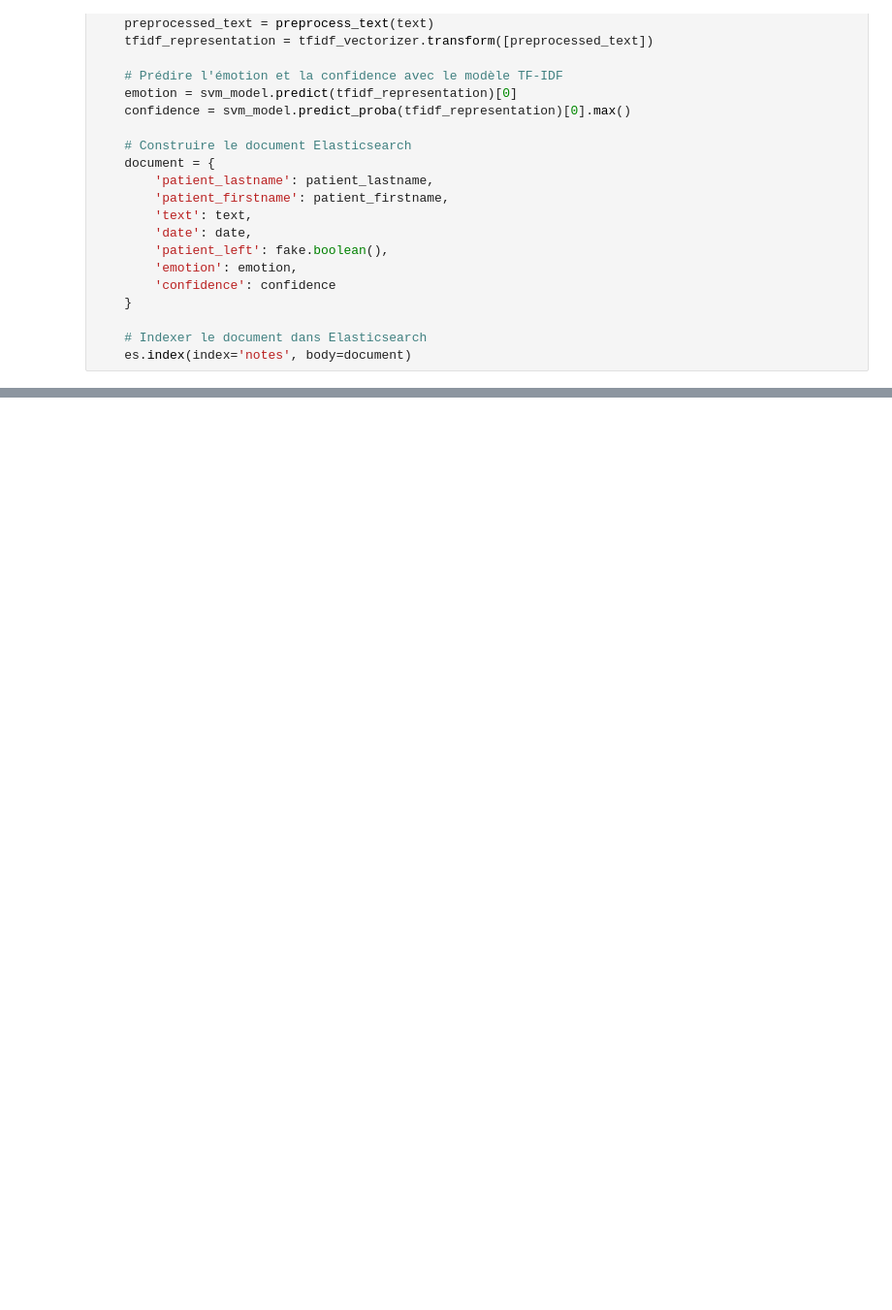
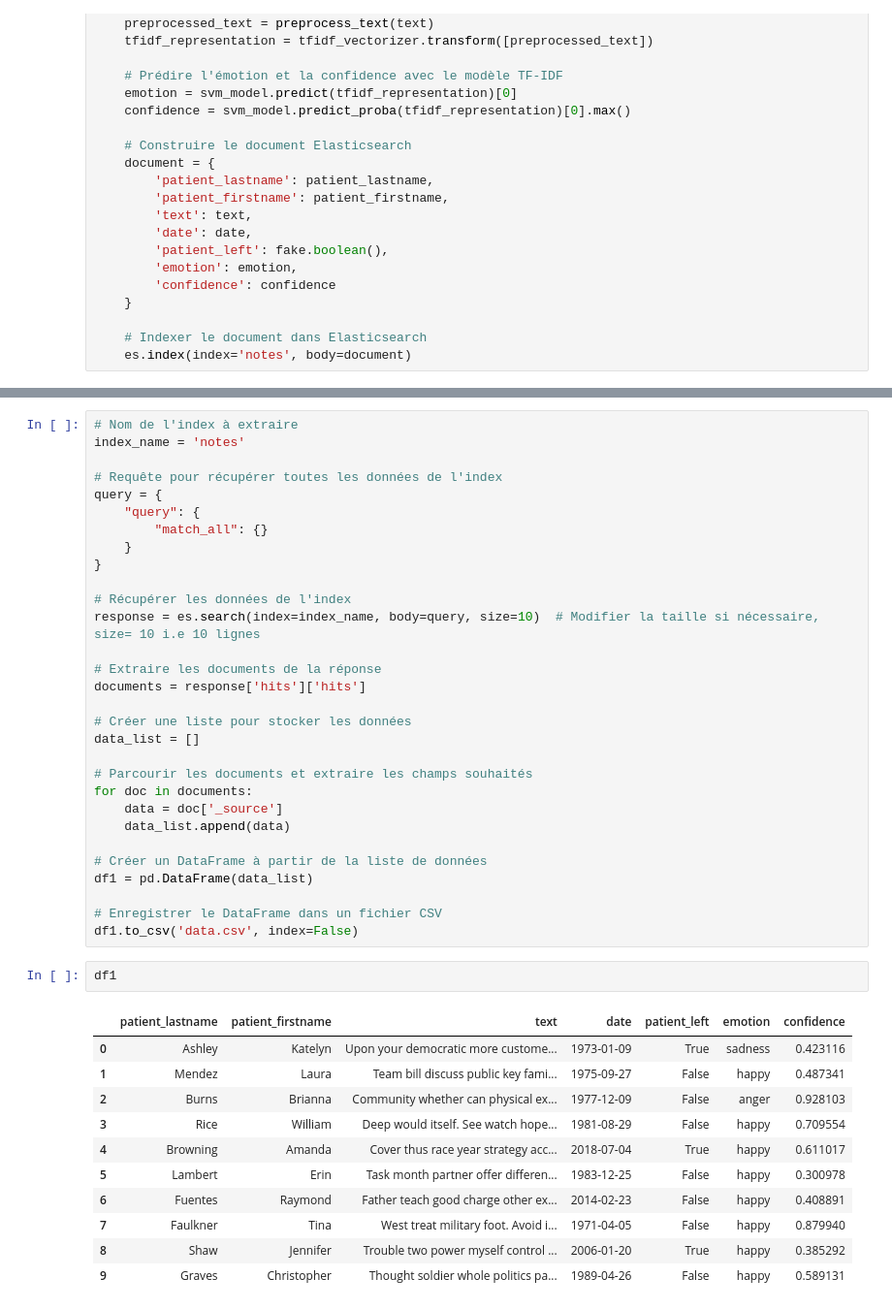
Before and after one commit to MyriamLbhn/NLP_Project, a Jupyter notebook: analyse.ipynb, the cells around one changed output, grey strips where cells are left out. Shown: that part at 97% size. Saved outputs shown, nothing was run; the diff lists cells and outputs as text; blank space fills up the shorter version.

Commit message:
indexelasticserch to df

```diff
--- a/analyse.ipynb
+++ b/analyse.ipynb
@@ -310,0 +305,44 @@ for _ in range(100):
+# %%
+# Nom de l'index à extraire
+index_name = 'notes'
+
+# Requête pour récupérer toutes les données de l'index
+query = {
+    "query": {
+        "match_all": {}
+    }
+}
+
+# Récupérer les données de l'index
+response = es.search(index=index_name, body=query, size=10)  # Modifier la taille si nécessaire, size= 10 i.e 10 lignes
+
+# Extraire les documents de la réponse
+documents = response['hits']['hits']
+
+# Créer une liste pour stocker les données
+data_list = []
+
+# Parcourir les documents et extraire les champs souhaités
+for doc in documents:
+    data = doc['_source']
+    data_list.append(data)
+
+# Créer un DataFrame à partir de la liste de données
+df1 = pd.DataFrame(data_list)
+
+# Enregistrer le DataFrame dans un fichier CSV
+df1.to_csv('data.csv', index=False)
+# %%
+df1
+# %% [output]
+|  | patient_lastname | patient_firstname | text | date | patient_left | emotion | confidence |
+| 0 | Ashley | Katelyn | Upon your democratic more custome... | 1973-01-09 | True | sadness | 0.423116 |
+| 1 | Mendez | Laura | Team bill discuss public key fami... | 1975-09-27 | False | happy | 0.487341 |
+| 2 | Burns | Brianna | Community whether can physical ex... | 1977-12-09 | False | anger | 0.928103 |
+| 3 | Rice | William | Deep would itself. See watch hope... | 1981-08-29 | False | happy | 0.709554 |
+| 4 | Browning | Amanda | Cover thus race year strategy acc... | 2018-07-04 | True | happy | 0.611017 |
+| 5 | Lambert | Erin | Task month partner offer differen... | 1983-12-25 | False | happy | 0.300978 |
+| 6 | Fuentes | Raymond | Father teach good charge other ex... | 2014-02-23 | False | happy | 0.408891 |
+| 7 | Faulkner | Tina | West treat military foot. Avoid i... | 1971-04-05 | False | happy | 0.879940 |
+| 8 | Shaw | Jennifer | Trouble two power myself control ... | 2006-01-20 | True | happy | 0.385292 |
+| 9 | Graves | Christopher | Thought soldier whole politics pa... | 1989-04-26 | False | happy | 0.589131 |
```
Also changed, not shown: parts of 5 cells of this notebook, 1 other file.
